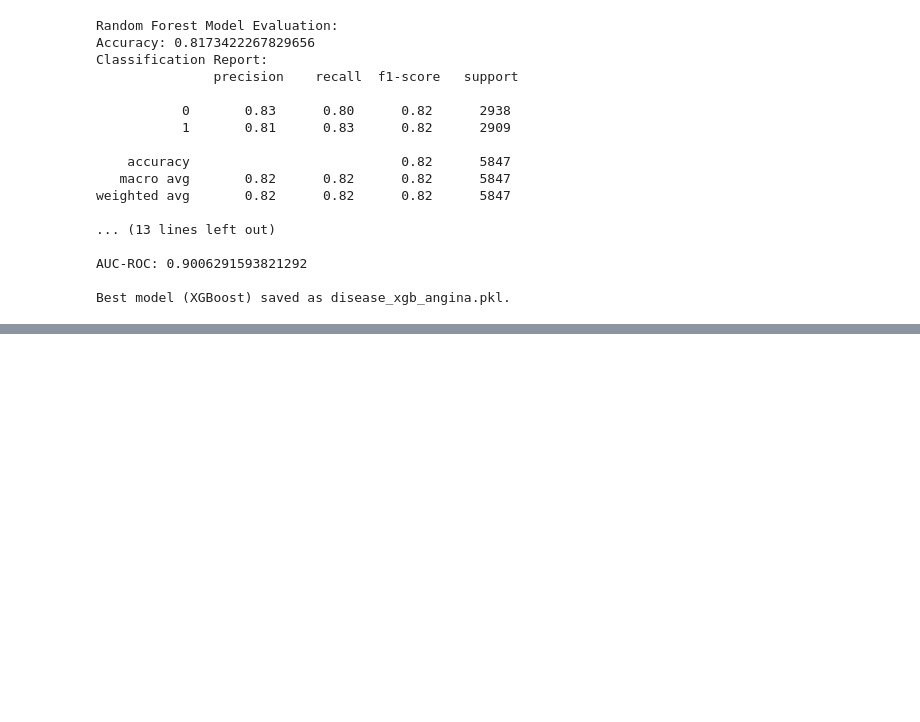
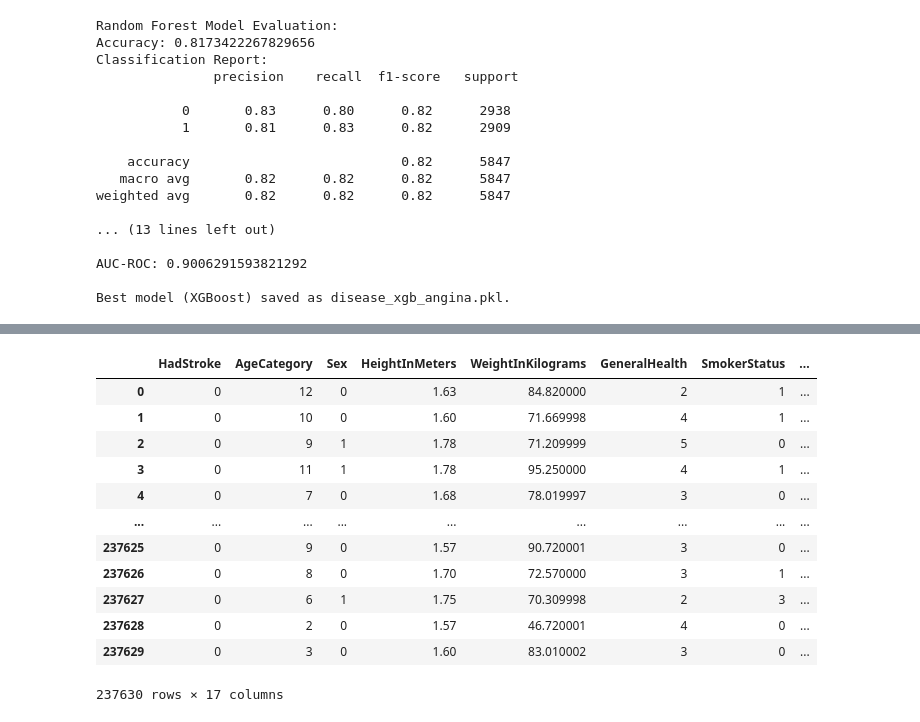
Before and after one commit to JinnOppa/MedInsight, a Jupyter notebook: Source/Prototype/disease_model.ipynb, the cells around one changed output, grey strips where cells are left out. Saved outputs shown, nothing was run; the diff lists cells and outputs as text; code cells hidden in the pictures; blank space fills up the shorter version.

```diff
--- a/Source/Prototype/disease_model.ipynb
+++ b/Source/Prototype/disease_model.ipynb
@@ -811,0 +834,36 @@ Best model (XGBoost) saved as disease_xgb_angina.pkl.
+# %%
+stroke_df =  disease_df[[
+    'HadStroke',       # Target variable
+    'AgeCategory',          # Predictor variables
+    'Sex',
+    'HeightInMeters',
+    'WeightInKilograms',
+    'GeneralHealth',
+    'SmokerStatus',
+    'AlcoholDrinkers',
+    'ECigaretteUsage',
+    'HadHeartAttack',
+    'HadCOPD',
+    'HadDiabetes',
+    'HadKidneyDisease',
+    'HadArthritis',
+    'HadAngina',
+    'PneumoVaxEver',
+    'DifficultyWalking'
+]]
+
+stroke_df
+# %% [output]
+|  | HadStroke | AgeCategory | Sex | HeightInMeters | WeightInKilograms | GeneralHealth | SmokerStatus | ... |
+| 0 | 0 | 12 | 0 | 1.63 | 84.820000 | 2 | 1 | ... |
+| 1 | 0 | 10 | 0 | 1.60 | 71.669998 | 4 | 1 | ... |
+| 2 | 0 | 9 | 1 | 1.78 | 71.209999 | 5 | 0 | ... |
+| 3 | 0 | 11 | 1 | 1.78 | 95.250000 | 4 | 1 | ... |
+| 4 | 0 | 7 | 0 | 1.68 | 78.019997 | 3 | 0 | ... |
+| ... | ... | ... | ... | ... | ... | ... | ... | ... |
+| 237625 | 0 | 9 | 0 | 1.57 | 90.720001 | 3 | 0 | ... |
+| 237626 | 0 | 8 | 0 | 1.70 | 72.570000 | 3 | 1 | ... |
+| 237627 | 0 | 6 | 1 | 1.75 | 70.309998 | 2 | 3 | ... |
+| 237628 | 0 | 2 | 0 | 1.57 | 46.720001 | 4 | 0 | ... |
+| 237629 | 0 | 3 | 0 | 1.60 | 83.010002 | 3 | 0 | ... |
+237630 rows × 17 columns
```
Also changed, not shown: parts of 88 cells of this notebook, 4 other files.
